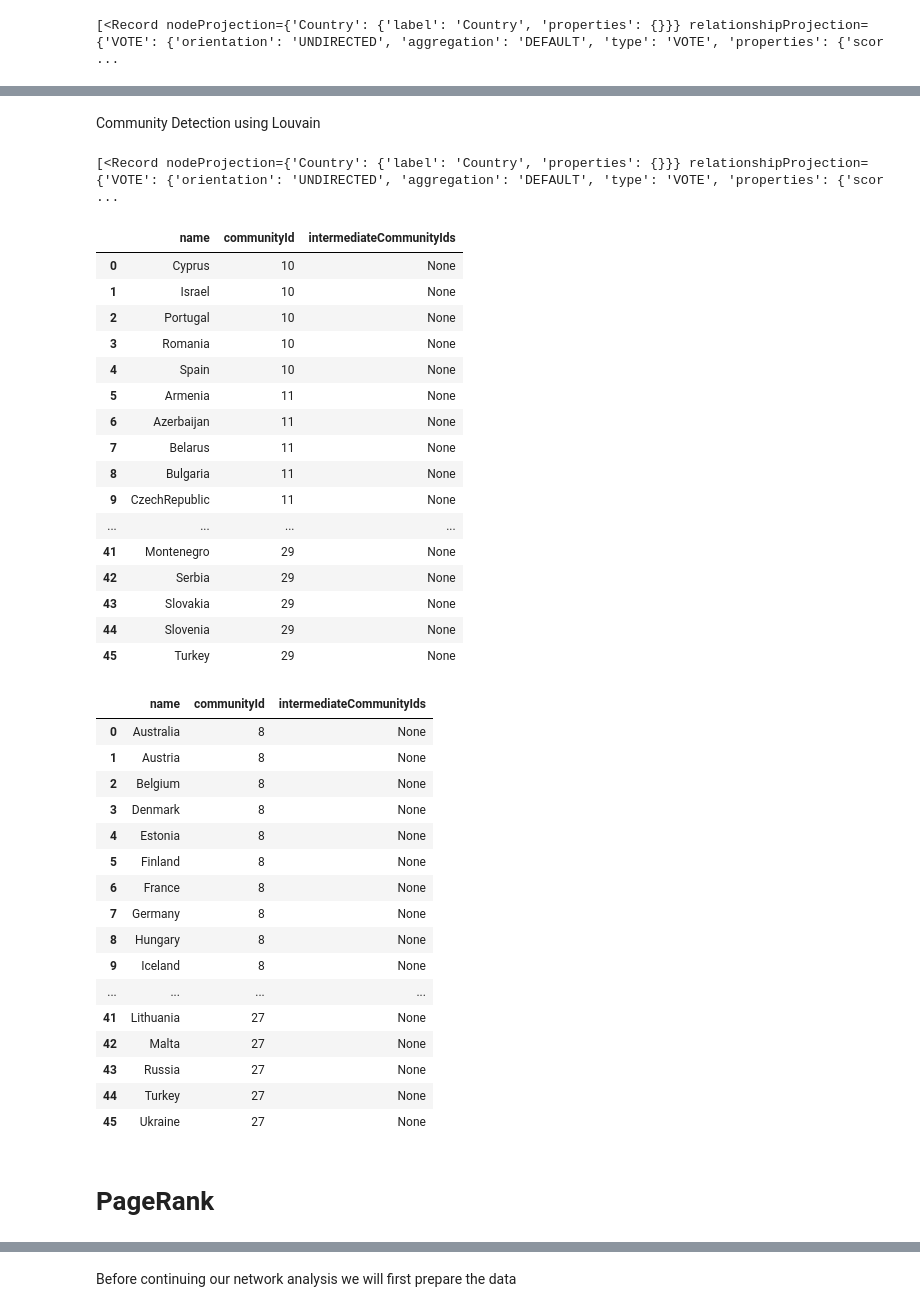
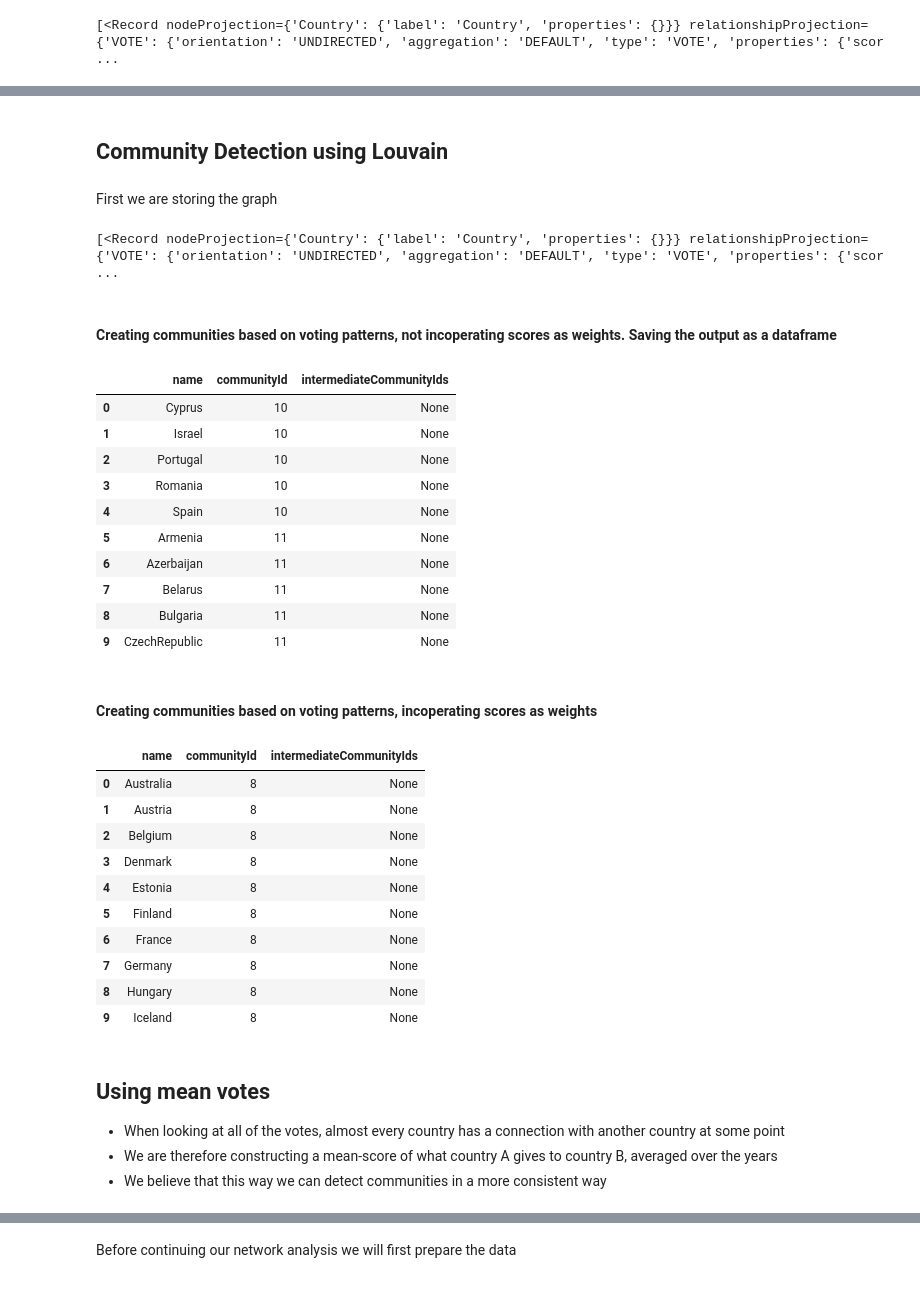
Before and after one commit to jackmheller/modernDataAnalytics, a Jupyter notebook: Neo4j_Python.ipynb, the cells around one changed output, grey strips where cells are left out. Drawn from its saved outputs; the diff is of its cells as text; code cells hidden in the pictures.

```diff
--- a/Neo4j_Python.ipynb
+++ b/Neo4j_Python.ipynb
@@ -1875,5 +2008,7 @@ conn.query(query_string, db='coradb')
 # %% [markdown]
-Community Detection using Louvain
+## Community Detection using Louvain
+# %% [markdown]
+First we are storing the graph
 # %%
 
 query_string = '''
@@ -1907,41 +2042,39 @@ conn.query(query_string, db='coradb')
 [<Record nodeProjection={'Country': {'label': 'Country', 'properties': {}}} relationshipProjection={'VOTE': {'orientation': 'UNDIRECTED', 'aggregation': 'DEFAULT', 'type': 'VOTE', 'properties': {'scor ...
 # %%
 from pandas import DataFrame
+# %% [markdown]
+#### Creating communities based on voting patterns, not incoperating scores as weights. Saving the output as a dataframe
 # %%
 
 query_string = '''
 CALL gds.louvain.stream('myGraph5')
 
 YIELD nodeId, communityId, intermediateCommunityIds
 
 RETURN gds.util.asNode(nodeId).name AS name, communityId, intermediateCommunityIds
 
 ORDER BY communityId, name  ASC
 
 '''
 conn.query(query_string, db='coradb')
 
 
 group_unweighted_votes = DataFrame([dict(_) for _ in conn.query(query_string, db='coradb')])
-group_unweighted_votes
+group_unweighted_votes.head(10)
 # %% [output]
 |  | name | communityId | intermediateCommunityIds |
 | 0 | Cyprus | 10 | None |
 | 1 | Israel | 10 | None |
 | 2 | Portugal | 10 | None |
 | 3 | Romania | 10 | None |
 | 4 | Spain | 10 | None |
 | 5 | Armenia | 11 | None |
 | 6 | Azerbaijan | 11 | None |
 | 7 | Belarus | 11 | None |
 | 8 | Bulgaria | 11 | None |
 | 9 | CzechRepublic | 11 | None |
-| ... | ... | ... | ... |
-| 41 | Montenegro | 29 | None |
-| 42 | Serbia | 29 | None |
-| 43 | Slovakia | 29 | None |
-| 44 | Slovenia | 29 | None |
-| 45 | Turkey | 29 | None |
+# %% [markdown]
+#### Creating communities based on voting patterns, incoperating scores as weights
 # %%
 
 query_string = '''
@@ -1959,7 +2092,7 @@ conn.query(query_string, db='coradb')
 
 
 group_weighted_votes = DataFrame([dict(_) for _ in conn.query(query_string, db='coradb')])
-group_weighted_votes
+group_weighted_votes.head(10)
 # %% [output]
 |  | name | communityId | intermediateCommunityIds |
 | 0 | Australia | 8 | None |
@@ -1972,11 +2105,8 @@ group_weighted_votes
 | 7 | Germany | 8 | None |
 | 8 | Hungary | 8 | None |
 | 9 | Iceland | 8 | None |
-| ... | ... | ... | ... |
-| 41 | Lithuania | 27 | None |
-| 42 | Malta | 27 | None |
-| 43 | Russia | 27 | None |
-| 44 | Turkey | 27 | None |
-| 45 | Ukraine | 27 | None |
-# %% [markdown]
-# PageRank
+# %% [markdown]
+## Using mean votes
+- When looking at all of the votes, almost every country has a connection with another country at some point
+- We are therefore constructing a mean-score of what country A gives to country B, averaged over the years
+- We believe that this way we can detect communities in a more consistent way
```
Also changed, not shown: parts of 84 cells of this notebook.
